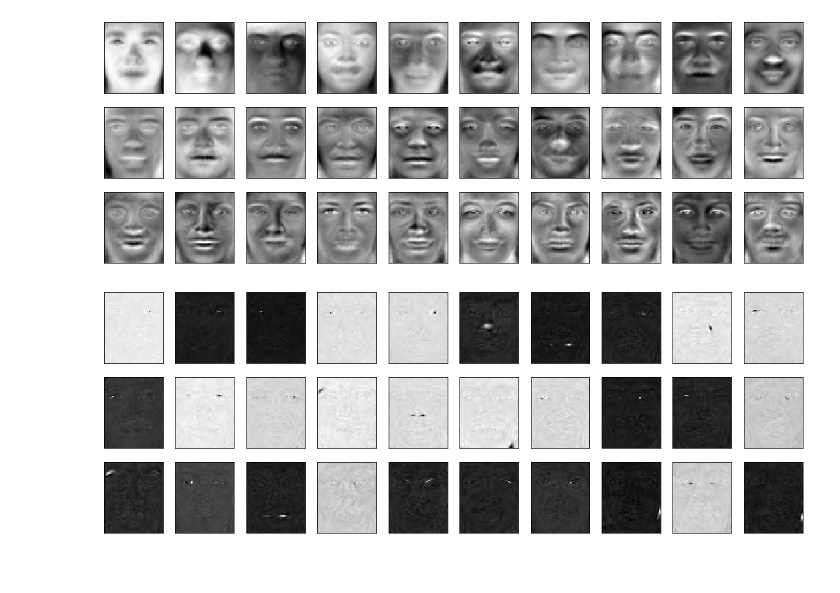
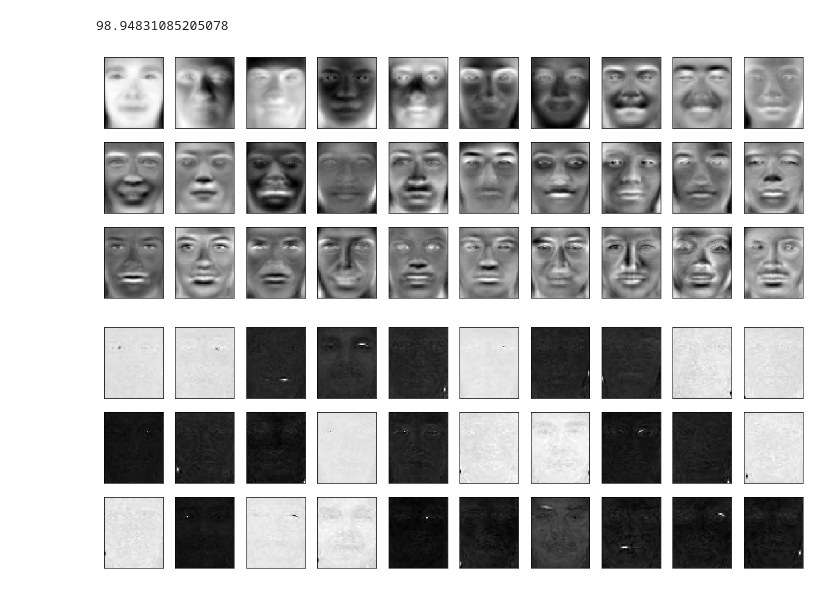
Before and after one commit to mideaconu/face-recognition, a Jupyter notebook: notebook/comparative-FERET-study.ipynb, the cells around one changed output. Drawn from its saved outputs; the diff is of its cells as text; code cells hidden in the pictures.

```diff
--- a/notebook/comparative-FERET-study.ipynb
+++ b/notebook/comparative-FERET-study.ipynb
@@ -29,22 +25,26 @@ def standardize(X):
 # Read image files
 def read_images(directory_name):
     X = []; y = []
-    for image in iglob("../data/" + directory_name + "/*.pgm"):
+    for image in iglob("data/" + directory_name + "/*.pgm"):
         face = cv2.resize(plt.imread(image), (50, 60)).flatten()
         X = np.append(X, face)
-        y = np.append(y, image.split("/")[3][:5])
+        y = np.append(y, image.split("/")[2][:5])
     X = np.reshape(X, (-1, 3000))
     return X, y
 # %%
-X, y = read_images("training_set")
+X, y = read_images("training_set/cropped")
+Xt = np.transpose(X)
 X = center(X); X = standardize(X)
-X_ = X.T
-X_ = center(X_); X_ = standardize(X_)
+Xt = center(Xt); Xt = standardize(Xt)
 # %%
-pca = dr.PCA(X, 270, solver="eig")
-pca_ = dr.PCA(X_, 270)
-ica1 = dr.ICA(X_ @ pca_.components.T, 270)
-ica2 = dr.ICA(X @ pca.components.T, 270)
-lda = dr.LDA(X @ pca.components.T, y, 224)
+pca = dr.PCA(X, 400)
+pcat = dr.PCA(Xt, 400)
+ica1 = dr.ICA(np.dot(Xt, pcat.components), 400)
+ica2 = dr.ICA(np.dot(X, pca.components), 400)
+lda = dr.LDA(np.dot(X, pca.components), y, 400)
+# %%
+pca.explained_variance
+# %% [output]
+98.94831085205078
 # %%
 PC = pca.components
@@ -54,16 +54,17 @@ LD = np.dot(lda.components, PC)
 # %%
+PC_ = np.transpose(PC)
 fig, axes = plt.subplots(3, 10, figsize=(17, 6), subplot_kw={"xticks":[], "yticks":[]})
 for i, ax in enumerate(axes.flat):
-    ax.imshow(PC[i].reshape(60, 50), cmap="gray")
+    ax.imshow(PC_[i].reshape(60, 50), cmap="gray")
 # %% [output]
-[figure, old version]
+[figure, new version]
 # %%
-IC1_ = np.dot(ica1.components, np.dot(pca_.components, X))
+IC1_ = np.dot(ica1.components, np.dot(np.transpose(pcat.components), X))
 fig, axes = plt.subplots(3, 10, figsize=(17, 6), subplot_kw={"xticks":[], "yticks":[]})
 for i, ax in enumerate(axes.flat):
     ax.imshow(IC1_[i].reshape(60, 50), cmap="gray")
 # %% [output]
-[figure, old version]
+[figure, new version]
 # %%
 fig, axes = plt.subplots(3, 10, figsize=(17, 6), subplot_kw={"xticks":[], "yticks":[]})
 for i, ax in enumerate(axes.flat):
```
Also changed, not shown: parts of 111 cells of this notebook, 5 other files.
